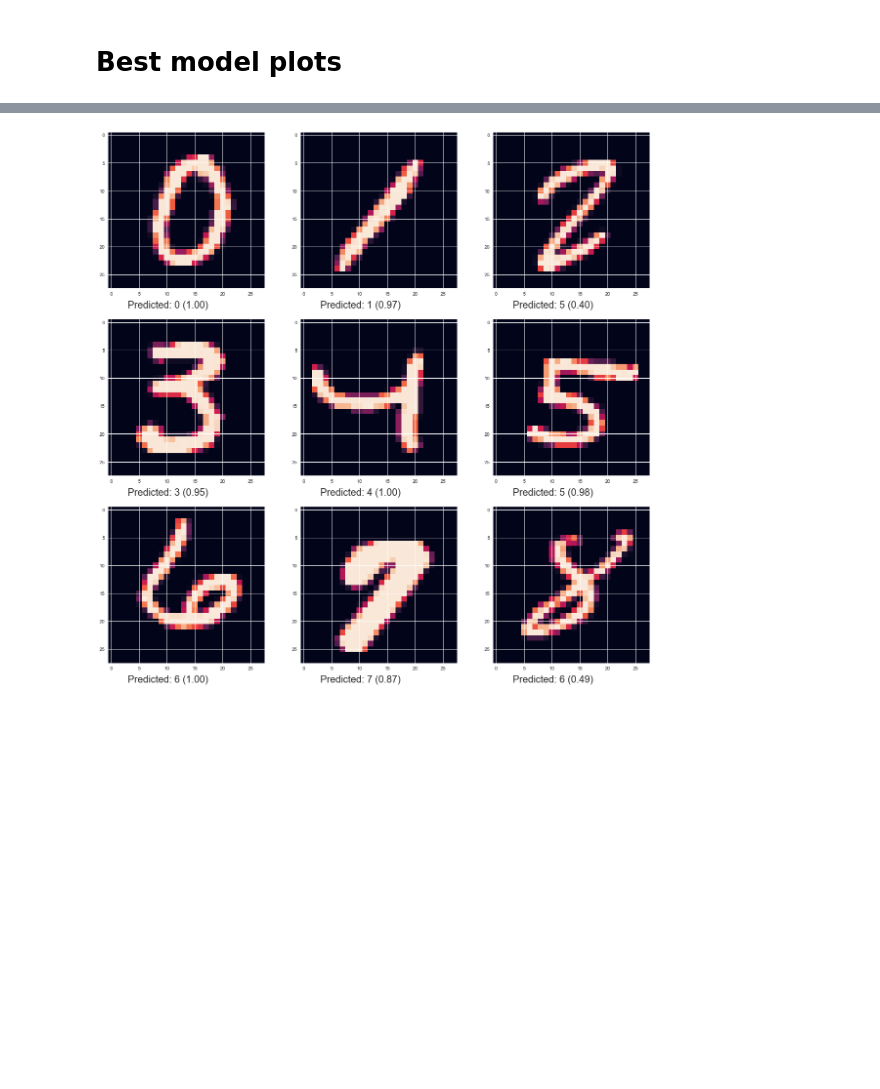
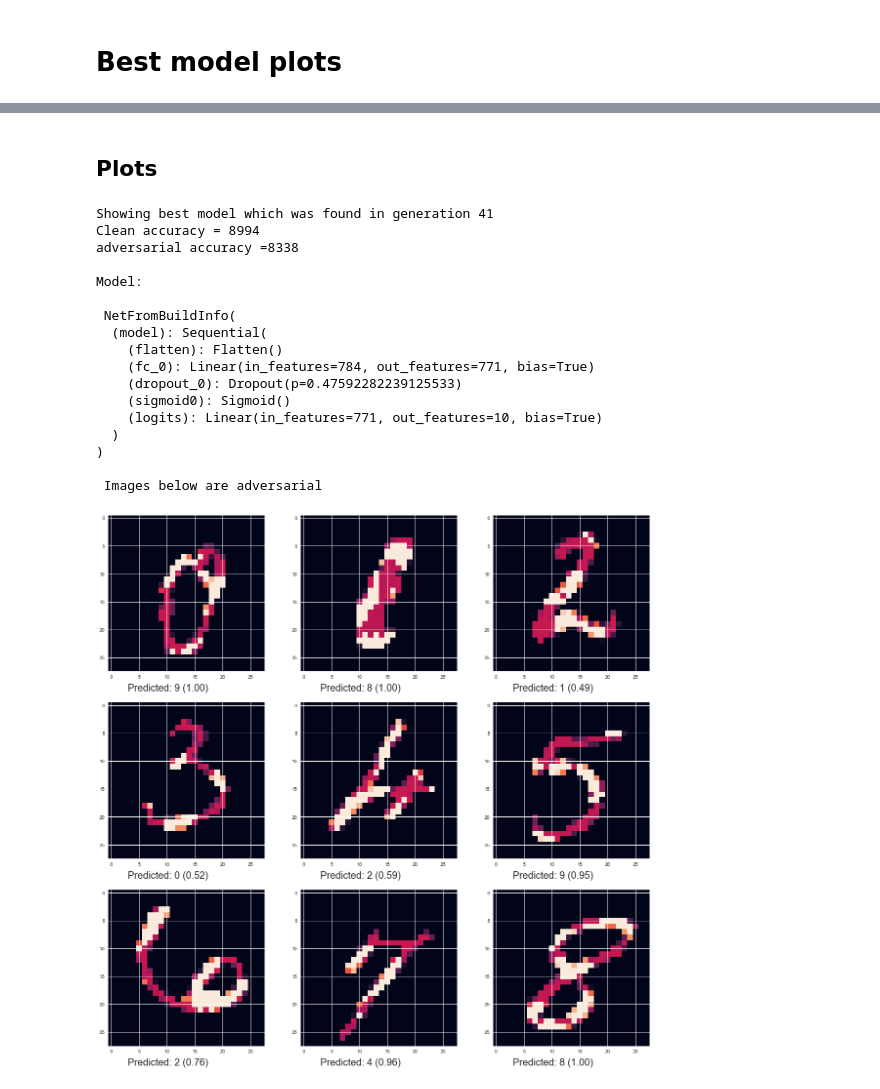
Before and after one commit to James-Brooke/Study, a Jupyter notebook: PyTorch/NeuroEvolution.ipynb, the cells around one changed output, grey strips where cells are left out. Saved outputs shown, nothing was run; the diff lists cells and outputs as text; code cells hidden in the pictures; blank space fills up the shorter version.

Commit message:
adversarial multiplots

```diff
--- a/PyTorch/NeuroEvolution.ipynb
+++ b/PyTorch/NeuroEvolution.ipynb
@@ -332,7 +332,7 @@ def save_grad(name):
         grads[name] = grad
     return hook
 # %%
-def fgsm(model, x, y, eps=0.03, x_val_min=0, x_val_max=1, batch=True): #https://arxiv.org/pdf/1412.6572.pdf
+def fgsm(model, x, y, eps=0.3, x_val_min=0, x_val_max=1, batch=True): #https://arxiv.org/pdf/1412.6572.pdf
 
     x_adv = Variable(x.data, requires_grad=True).cuda() #clean image
     x_adv.register_hook(save_grad('x_adv'))
@@ -786,26 +788,59 @@ def get_best_model(optimizer):
     clean_score = optimizer.test_results[best_gen]['clean_correct'][best_pos]
 
     return [best_gen, clean_score, score, rebuild_from_save(optimizer, best_gen, best_pos)]
-# %%
-best_gen, best_clean_score, best_adv_score, best_model = get_best_model(testing2)
-# %%
-batch = next(iter(test_loader))
 # %%
-fig = plt.figure(figsize=(20,20))
+def multi_plot(optimizer, data_loader, adversarial=False, eps=0.5):
 
-counter=0
-for i in range(len(batch[1])):
-    if batch[1][i].item() == counter:
-        #do stuff
-        counter+=1
-        if counter == 10: break
-        ax = fig.add_subplot(3,3, counter)
-        image = batch[0][i]
-        softmax = F.softmax(best_model(image.view(1,1,28,28).cuda()), dim=1)
-        prediction = softmax.argmax()
-        prediction_pct = softmax.max()
-        ax.imshow(image.detach().cpu().numpy().reshape(28,28))
-        ax.text(x=3, y=31, s="Predicted: {x} ({y:.2f})"
-                 .format(x=prediction, y=prediction_pct), fontsize=20)
+    best_gen, best_clean_score, best_adv_score, best_model = get_best_model(optimizer)
+    batch = next(iter(data_loader))
+
+    print("Showing best model which was found in generation {}\n"
+          "Clean accuracy = {}\nadversarial accuracy ={}\n\n"
+         "Model: \n\n".format(best_gen, best_clean_score,
+                           best_adv_score), best_model, "\n\n",
+          "Images below are {}"
+          .format('adversarial' if adversarial else 'clean'))
+
+    fig = plt.figure(figsize=(20,20))
+
+    counter=0
+    for i in range(len(batch[1])):
+        if batch[1][i].item() == counter:
+            #do stuff
+            counter+=1
+            if counter == 10: break
+            ax = fig.add_subplot(3,3, counter)
+            if adversarial:
+                image, _, _ = fgsm(best_model, batch[0][i].view(1,1,28,28).cuda(),
+                                   batch[1][i].view(1), eps=eps, batch=False)
+            else:
+                image = batch[0][i]
+            softmax = F.softmax(best_model(image.view(1,1,28,28).cuda()), dim=1)
+            prediction = softmax.argmax()
+            prediction_pct = softmax.max()
+            ax.imshow(image.detach().cpu().numpy().reshape(28,28))
+            ax.text(x=3, y=31, s="Predicted: {x} ({y:.2f})"
+                     .format(x=prediction, y=prediction_pct), fontsize=20)
-# %% [output]
-[figure, removed]
+# %% [markdown]
+## Plots
+# %%
+multi_plot(testing2, test_loader, adversarial=True)
+# %% [output]
+Showing best model which was found in generation 41
+Clean accuracy = 8994
+adversarial accuracy =8338
+
+Model:
+
+ NetFromBuildInfo(
+  (model): Sequential(
+    (flatten): Flatten()
+    (fc_0): Linear(in_features=784, out_features=771, bias=True)
+    (dropout_0): Dropout(p=0.47592282239125533)
+    (sigmoid0): Sigmoid()
+    (logits): Linear(in_features=771, out_features=10, bias=True)
+  )
+)
+
+ Images below are adversarial
+[figure, added]
```
Also changed, not shown: parts of 2 cells of this notebook.
